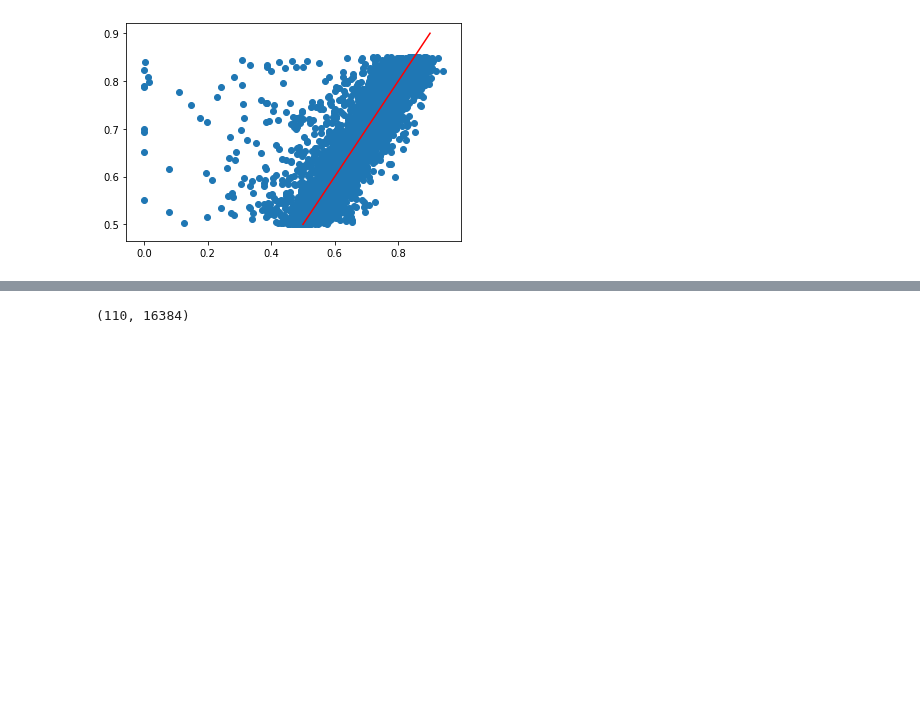
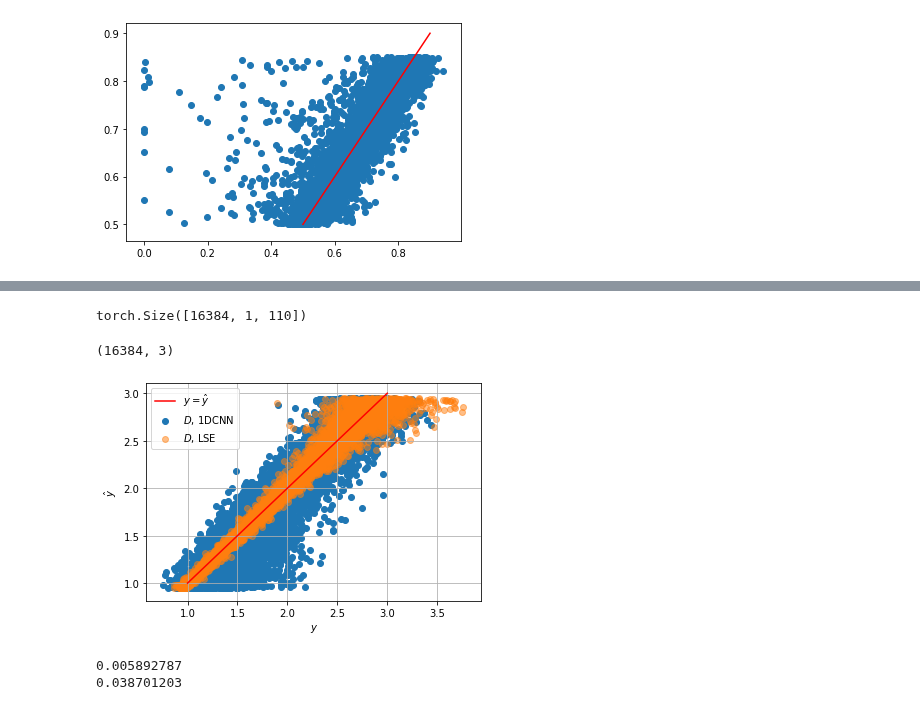
Before and after one commit to waahlstrand/frap, a Jupyter notebook: error_analysis.ipynb, the cells around one changed output, grey strips where cells are left out. Saved outputs shown, nothing was run; the diff lists cells and outputs as text; code cells hidden in the pictures; blank space fills up the shorter version.

```diff
--- a/error_analysis.ipynb
+++ b/error_analysis.ipynb
@@ -66,0 +67,3 @@ plt.show()
+# %%
+model = torch.load("saved/20190905-1230.pt").to("cpu")
+model.eval()
@@ -67,6 +81,31 @@ plt.show()
 # %%
-x = np.reshape(x_test, (-1, y_test.shape[0]))
+x = torch.from_numpy(np.reshape(x_test, (y_test.shape[0], 1, -1)))
+
+x.shape
+# %% [output]
+torch.Size([16384, 1, 110])
-# %%
-x.shape
-# %% [output]
-(110, 16384)
+# %%
+y_hat_nn = model(x)
+y_hat_nn = y_hat_nn.detach().numpy()
+y_hat_nn.shape
+# %% [output]
+(16384, 3)
+# %%
+y = y_test[:, 0]
+y_hat = y_test_hat[:, 0]
+y_nn  = y_hat_nn[:, 0]
+
+plt.scatter(y_nn, y, alpha=1)
+plt.scatter(y_hat,y, alpha=0.5)
+plt.plot(np.linspace(1,3), np.linspace(1,3), 'r')
+plt.grid(True)
+plt.xlabel(r"$y$")
+plt.ylabel(r"$\hat{y}$")
+plt.legend([r"$y=\hat{y}$", r"$D$, 1DCNN", r"$D$, LSE"])
+plt.show()
+print(RMSE(y, y_hat))
+print(RMSE(y, y_nn))
+# %% [output]
+[figure, added]
+0.005892787
+0.038701203
```
Also changed, not shown: parts of 8 cells of this notebook, 4 other files.
